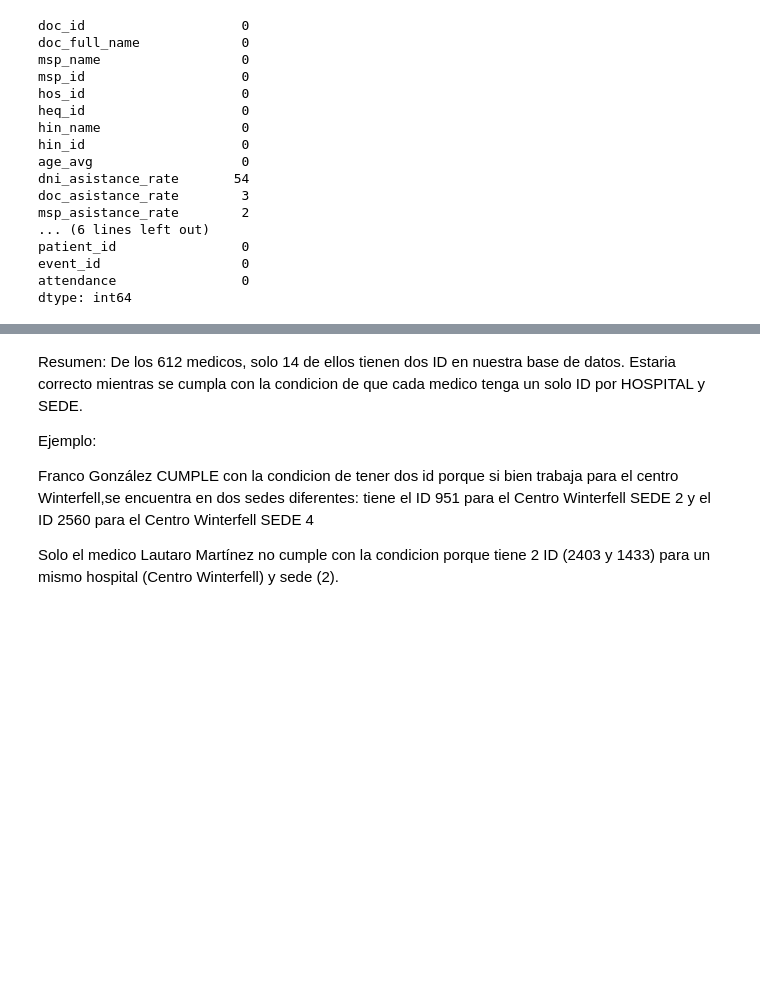
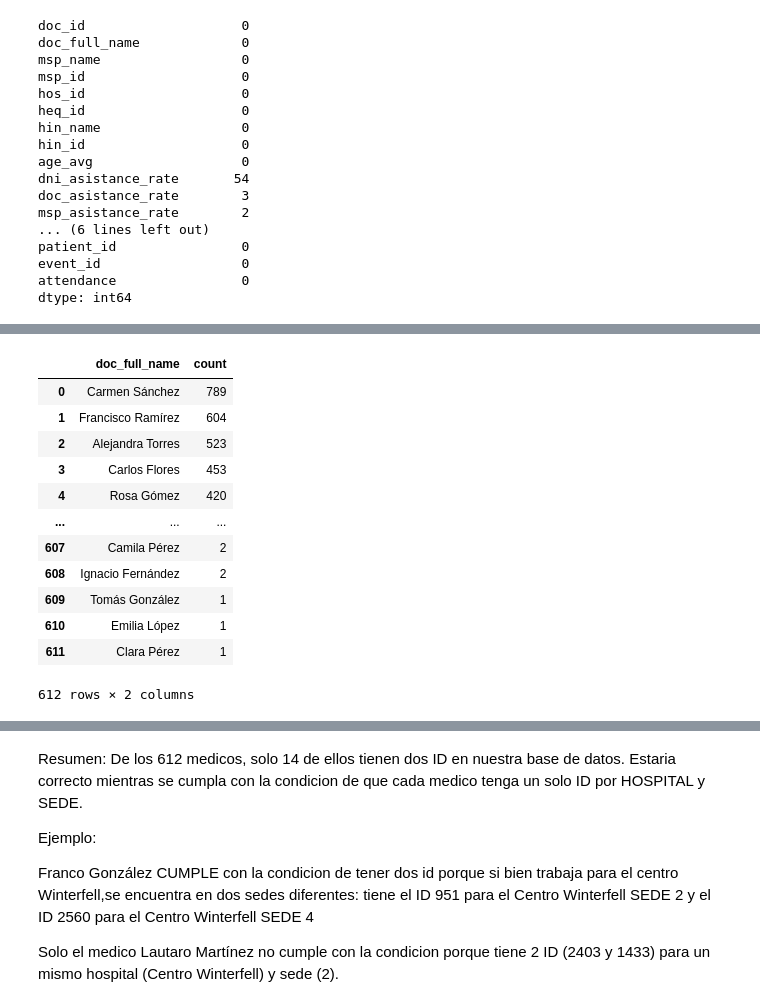
Before and after one commit to manufabregas/Dataset-Asistencia-a-turnos-m-dicos, a Jupyter notebook: Práctico_1_Análisis_y_visualización_de_datos.ipynb, the cells around one changed output, grey strips where cells are left out. Saved outputs shown, nothing was run; the diff lists cells and outputs as text; code cells hidden in the pictures; blank space fills up the shorter version.

```diff
--- a/Práctico_1_Análisis_y_visualización_de_datos.ipynb
+++ b/Práctico_1_Análisis_y_visualización_de_datos.ipynb
@@ -210,6 +214,21 @@ print(f"Cantidad de nombres únicos de médicos: {len(unique_names)}")
 # %%
 # Verificamos cuales doc_full_name se repiten...
-df['doc_full_name'].value_counts() #cantidad de ocurrencias de cada valor
+cant_ocurrencias=df['doc_full_name'].value_counts()
+cant_ocurrencias.reset_index()
+# %% [output]
+|  | doc_full_name | count |
+| 0 | Carmen Sánchez | 789 |
+| 1 | Francisco Ramírez | 604 |
+| 2 | Alejandra Torres | 523 |
+| 3 | Carlos Flores | 453 |
+| 4 | Rosa Gómez | 420 |
+| ... | ... | ... |
+| 607 | Camila Pérez | 2 |
+| 608 | Ignacio Fernández | 2 |
+| 609 | Tomás González | 1 |
+| 610 | Emilia López | 1 |
+| 611 | Clara Pérez | 1 |
+612 rows × 2 columns
 # %%
 # Controlamos que todos los médicos (612) tengan un solo ID (sin importar hospital y sede)
 unique_docs = df.groupby('doc_full_name')['doc_id'].nunique()
```
Also changed, not shown: parts of 13 cells of this notebook.
